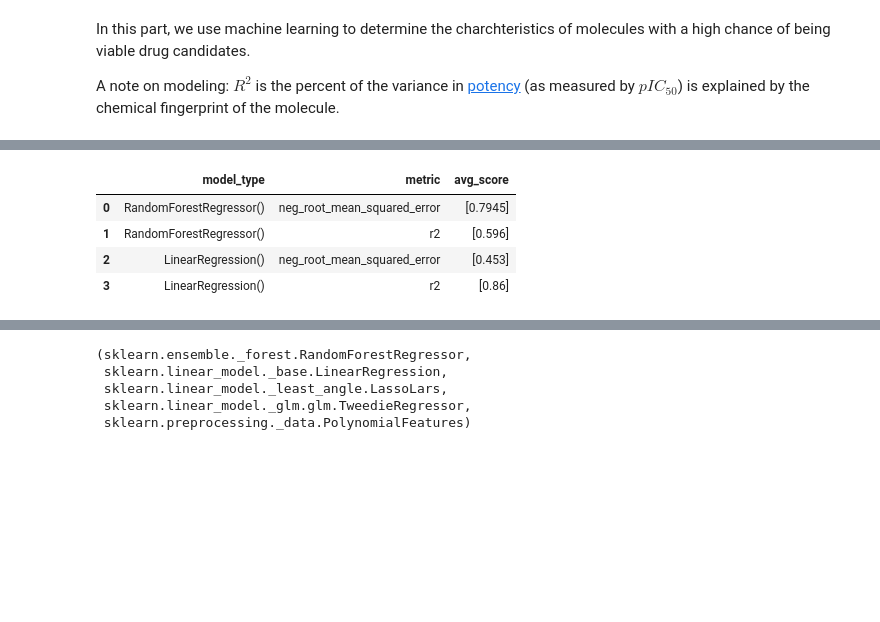
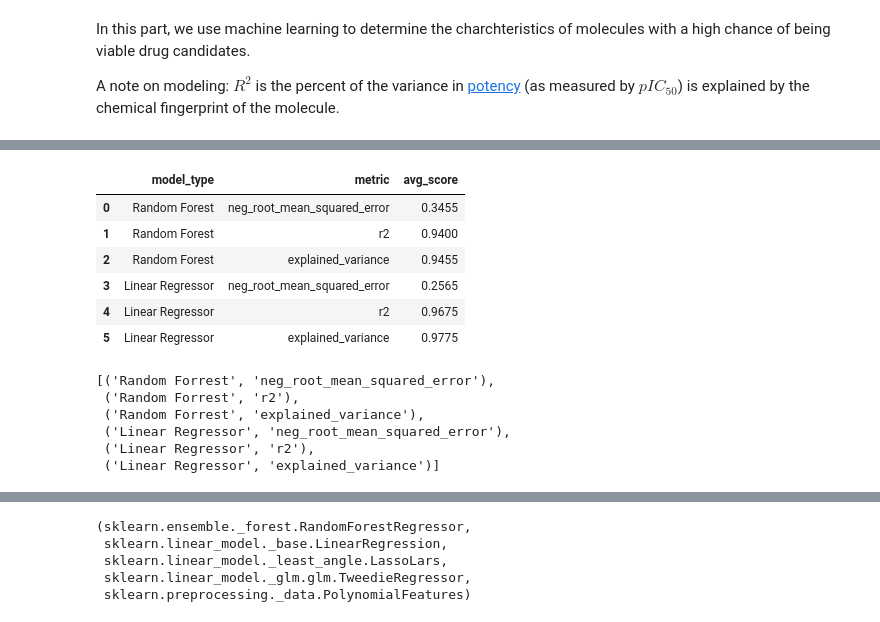
Before and after one commit to Germain-Drug-Discovery-Project/drug-discovery-project, a Jupyter notebook: drug-discovery_m.ipynb, the cells around one changed output, grey strips where cells are left out. Saved outputs shown, nothing was run; the diff lists cells and outputs as text; code cells hidden in the pictures; blank space fills up the shorter version.

Commit message:
Merge error

```diff
--- a/drug-discovery_m.ipynb
+++ b/drug-discovery_m.ipynb
@@ -213,10 +235,10 @@ from sklearn.model_selection import cross_val_score
 from sklearn.linear_model import LinearRegression, LassoLars, TweedieRegressor
 from sklearn.preprocessing import PolynomialFeatures
 # %%
-names = ['Random Forrest', 'Linear Regressor']
+names = ['Random Forest', 'Linear Regressor']
 models = [RandomForestRegressor(), LinearRegression()]
 # %%
 model_obj = Modeling_class(modeling_df, target, models, names)
 # %%
-avg_scores, scores, outputs = model_obj.regression_modeling(splits = 2)
+avg_scores, scores, outputs = model_obj.regression_modeling(metric_types = ['neg_root_mean_squared_error', 'r2', 'explained_variance'], splits = 2)
 # %% [output]
@@ -238,8 +263,11 @@ outputs
 # %%
-pd.DataFrame.from_dict(avg_scores)
+metric_df = pd.DataFrame.from_dict(avg_scores)
+metric_df
 # %% [output]
 |  | model_type | metric | avg_score |
-| 0 | RandomForestRegressor() | neg_root_mean_squared_error | [0.7945] |
-| 1 | RandomForestRegressor() | r2 | [0.596] |
-| 2 | LinearRegression() | neg_root_mean_squared_error | [0.453] |
-| 3 | LinearRegression() | r2 | [0.86] |
+| 0 | Random Forest | neg_root_mean_squared_error | 0.3455 |
+| 1 | Random Forest | r2 | 0.9400 |
+| 2 | Random Forest | explained_variance | 0.9455 |
+| 3 | Linear Regressor | neg_root_mean_squared_error | 0.2565 |
+| 4 | Linear Regressor | r2 | 0.9675 |
+| 5 | Linear Regressor | explained_variance | 0.9775 |
@@ -245,0 +276,9 @@ pd.DataFrame.from_dict(avg_scores)
+# %%
+tuples
+# %% [output]
+[('Random Forrest', 'neg_root_mean_squared_error'),
+ ('Random Forrest', 'r2'),
+ ('Random Forrest', 'explained_variance'),
+ ('Linear Regressor', 'neg_root_mean_squared_error'),
+ ('Linear Regressor', 'r2'),
+ ('Linear Regressor', 'explained_variance')]
```
Also changed, not shown: parts of 21 cells of this notebook, 2 other files.
